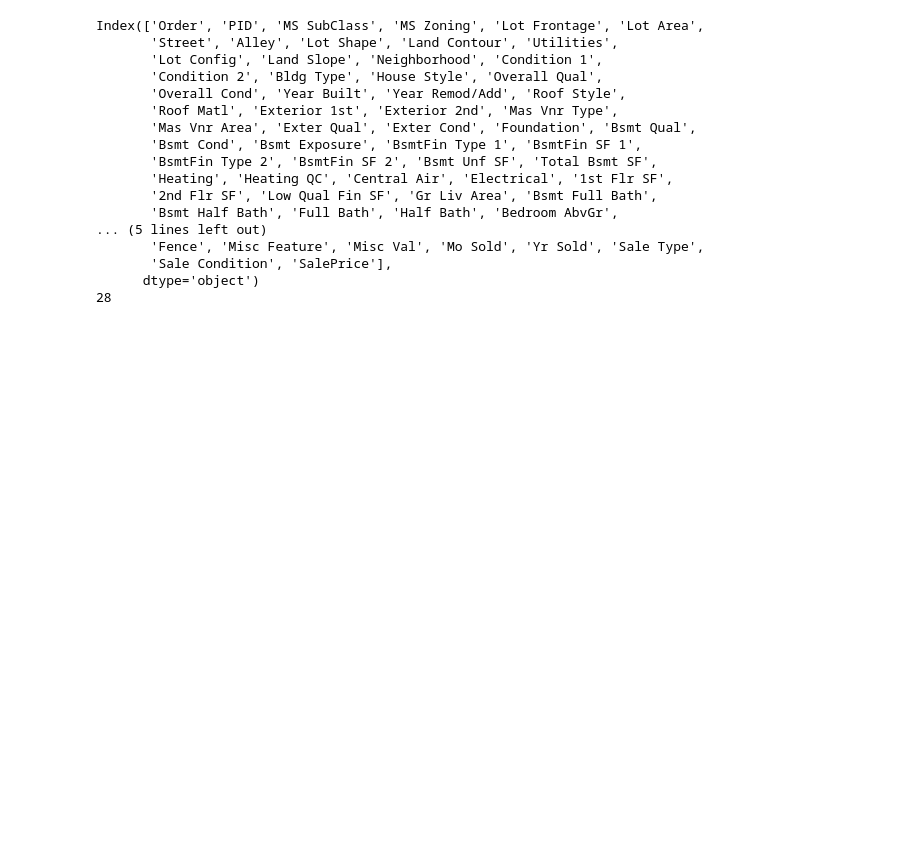
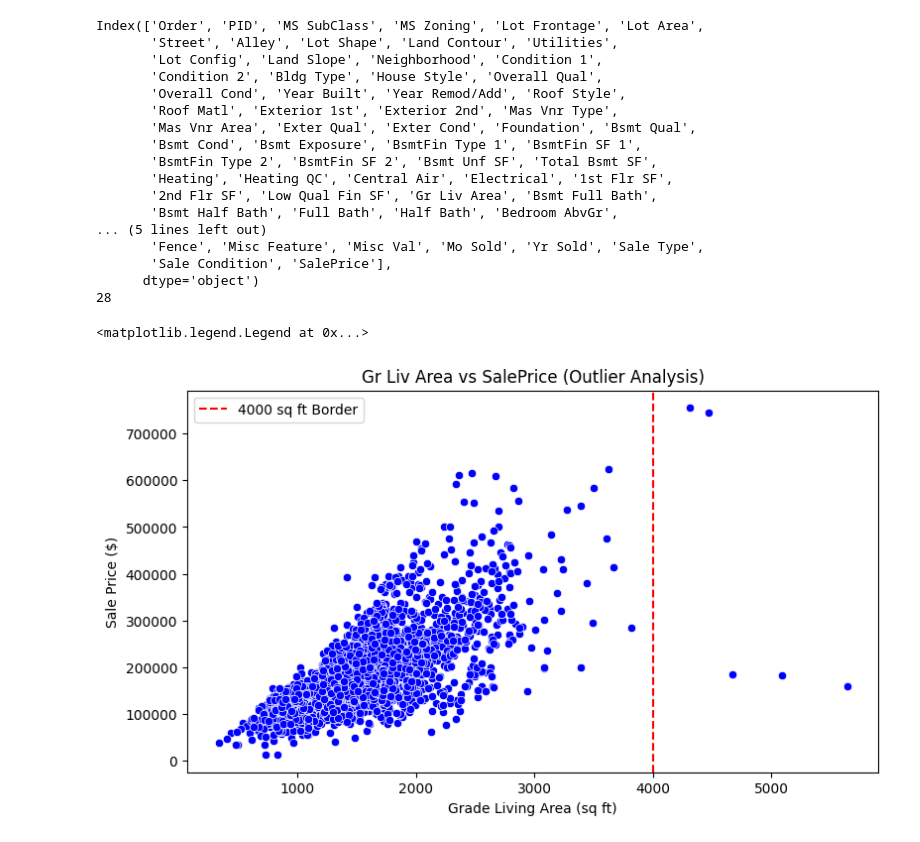
Before and after one commit to yusufdincel/House-Price-Prediction, a Jupyter notebook: house-price-prediction.ipynb, the cells around one changed output. Drawn from its saved outputs; the diff is of its cells as text; code cells hidden in the pictures; blank space fills up the shorter version.

Commit message:
Outlier Analysis

```diff
--- a/house-price-prediction.ipynb
+++ b/house-price-prediction.ipynb
@@ -61,3 +61,16 @@ Index(['Order', 'PID', 'MS SubClass', 'MS Zoning', 'Lot Frontage', 'Lot Area',
        'Sale Condition', 'SalePrice'],
       dtype='object')
 28
+# %%
+data = data.drop(columns=["Order","PID"])
+# %%
+plt.figure(figsize=(9,5))
+sns.scatterplot(data=data,x="Gr Liv Area", y="SalePrice", color="blue")
+plt.axvline(x=4000,color="red",linestyle="--",label="4000 sq ft Border")
+plt.title("Gr Liv Area vs SalePrice (Outlier Analysis)")
+plt.xlabel("Grade Living Area (sq ft)")
+plt.ylabel("Sale Price ($)")
+plt.legend()
+# %% [output]
+<matplotlib.legend.Legend at 0x...>
+[figure, added]
```
Also changed, not shown: parts of 1 cell of this notebook.
